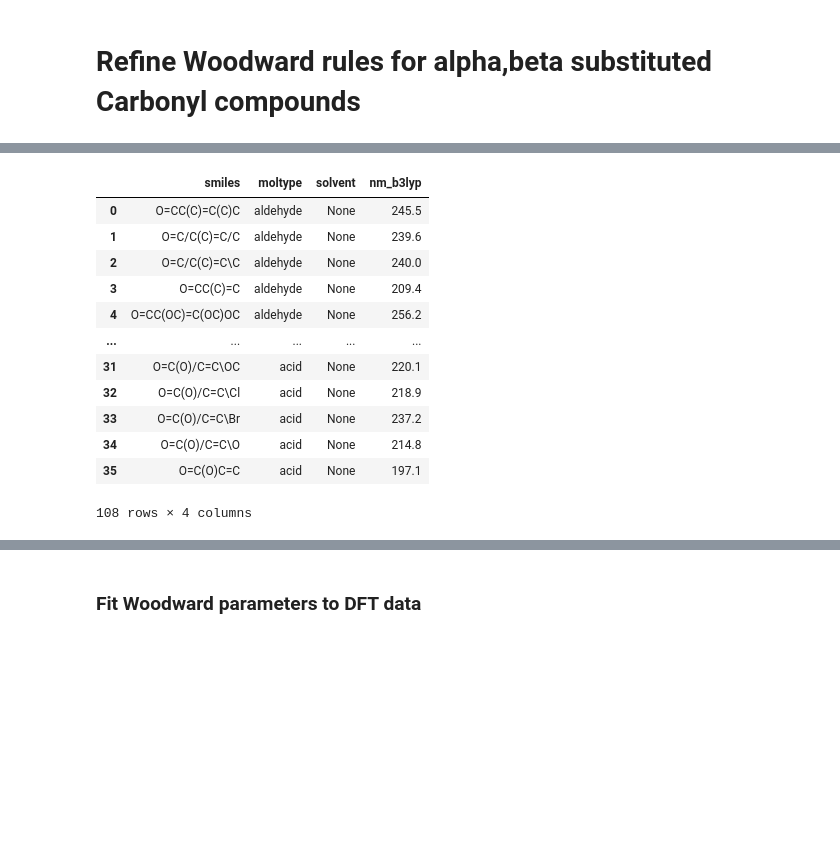
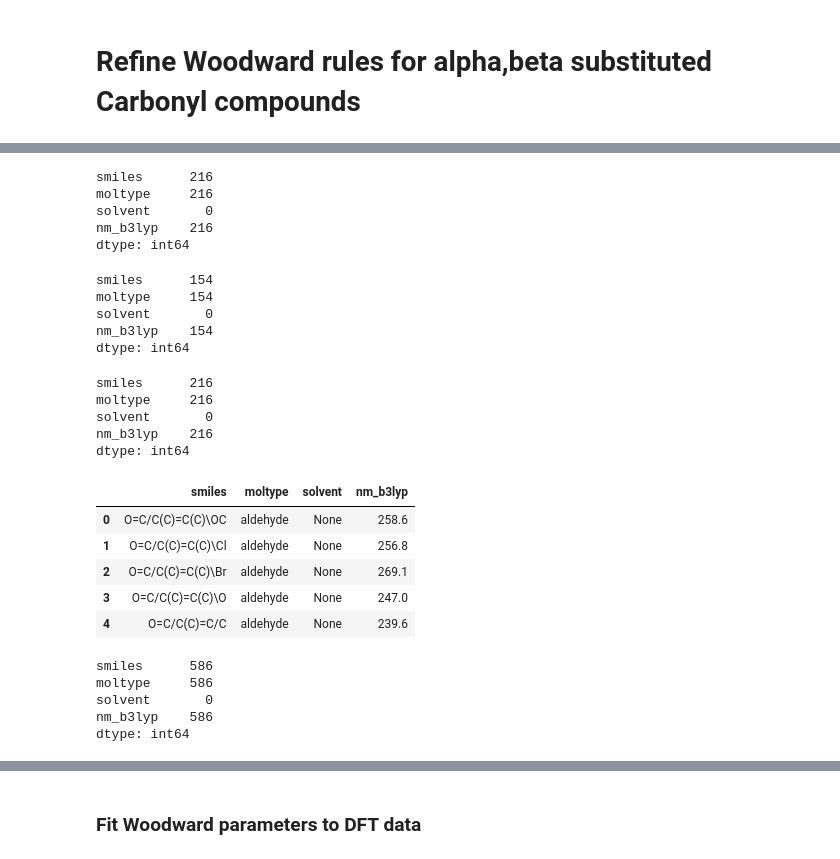
Before and after one commit to CompPhotoChem/ChromoPredict, a Jupyter notebook: woodward-refine-example/Refine_Woodward.ipynb, the cells around one changed output, grey strips where cells are left out. Cells and saved outputs as stored; diff of their text form; code cells hidden in the pictures; blank space fills up the shorter version.

```diff
--- a/woodward-refine-example/Refine_Woodward.ipynb
+++ b/woodward-refine-example/Refine_Woodward.ipynb
@@ -46,31 +90,66 @@ def load_ref_data(path, category, func='b3lyp'):
 
     return df_use
 # %%
-#df_aldehydes_mix = load_ref_data('opt_dft/data_aldehydes_mix_calc_195v195.csv', category='aldehyde')
+df_aldehydes_mix1 = load_ref_data('opt_dft/data_b3lyp_aldehyde_mix_calc_178V195.csv', func='b3lyp', category='aldehyde')
+df_aldehydes_mix2 = load_ref_data('opt_dft/data_b3lyp_aldehyde_mix_calc_195V195.csv', func='b3lyp', category='aldehyde')
 df_aldehydes_mono = load_ref_data('opt_dft/data_b3lyp_aldehyd_mono_calc_36v36.csv', func='b3lyp', category='aldehyde')
 
-#df_ketones_mix = load_ref_data('opt_dft/data_ketones_mix_calc_195V195.csv', category='ketone')
-df_ketones_mono = load_ref_data('opt_dft/data_b3lyp_keton_mono_calc_36v36.csv', func='b3lyp', category='ketone')
-
-#df_acids_mix = load_ref_data('opt_dft/data_acids_mix_calc_195v195.csv', category='acid')
-df_acids_mono = load_ref_data('opt_dft/data_b3lyp_acid_mono_calc_36v36.csv', func='b3lyp', category='acid')
+df_aldehydes = pd.concat([df_aldehydes_mix1, df_aldehydes_mix2, df_aldehydes_mono], axis=0)
+df_aldehydes_clean = df_aldehydes.drop_duplicates(subset='smiles')
+df_aldehydes_clean.count()
+# %% [output]
+smiles      216
+moltype     216
+solvent       0
+nm_b3lyp    216
+dtype: int64
+# %%
+df_ketones_mix1 = load_ref_data('opt_dft/data_b3lyp_ketones_mix_calc_54V195.csv', func='b3lyp', category='ketone')
+df_ketones_mix2 = load_ref_data('opt_dft/data_b3lyp_ketones_mix_calc_124V195.csv', func='b3lyp', category='ketone')
+df_ketones_mono = load_ref_data('opt_dft/data_b3lyp_keton_mono_calc_36v36.csv', func='b3lyp', category='ketone')
+
+df_ketones = pd.concat([df_ketones_mix1, df_ketones_mix2, df_ketones_mono], axis=0)
+df_ketones_clean = df_ketones.drop_duplicates(subset='smiles')
+
+df_ketones_clean.count()
+# %% [output]
+smiles      154
+moltype     154
+solvent       0
+nm_b3lyp    154
+dtype: int64
+# %%
+df_acids_mix1 = load_ref_data('opt_dft/data_b3lyp_acids_mix_calc_72v195.csv', func='b3lyp', category='acid')
+df_acids_mix2 = load_ref_data('opt_dft/data_b3lyp_acids_mix_calc_195v195.csv', func='b3lyp', category='acid')
+df_acids_mono = load_ref_data('opt_dft/data_b3lyp_acid_mono_calc_36v36.csv', func='b3lyp', category='acid')
+
+df_acids = pd.concat([df_acids_mix1, df_acids_mix2, df_acids_mono], axis=0)
+df_acids_clean = df_acids.drop_duplicates(subset='smiles')
+df_acids_clean.count()
+# %% [output]
+smiles      216
+moltype     216
+solvent       0
+nm_b3lyp    216
+dtype: int64
 # %%
-df_all = pd.concat([df_aldehydes_mono, df_ketones_mono, df_acids_mono], axis=0)
-df_all
+df_all = pd.concat([df_aldehydes_clean, df_acids_clean, df_ketones_clean], axis=0) #, df_ketones_mono, df_acids_mono], axis=0)
+df_all.head(n=5)
 # %% [output]
 |  | smiles | moltype | solvent | nm_b3lyp |
-| 0 | O=CC(C)=C(C)C | aldehyde | None | 245.5 |
-| 1 | O=C/C(C)=C/C | aldehyde | None | 239.6 |
-| 2 | O=C/C(C)=C\C | aldehyde | None | 240.0 |
-| 3 | O=CC(C)=C | aldehyde | None | 209.4 |
-| 4 | O=CC(OC)=C(OC)OC | aldehyde | None | 256.2 |
-| ... | ... | ... | ... | ... |
-| 31 | O=C(O)/C=C\OC | acid | None | 220.1 |
-| 32 | O=C(O)/C=C\Cl | acid | None | 218.9 |
-| 33 | O=C(O)/C=C\Br | acid | None | 237.2 |
-| 34 | O=C(O)/C=C\O | acid | None | 214.8 |
-| 35 | O=C(O)C=C | acid | None | 197.1 |
+| 0 | O=C/C(C)=C(C)\OC | aldehyde | None | 258.6 |
+| 1 | O=C/C(C)=C(C)\Cl | aldehyde | None | 256.8 |
+| 2 | O=C/C(C)=C(C)\Br | aldehyde | None | 269.1 |
+| 3 | O=C/C(C)=C(C)\O | aldehyde | None | 247.0 |
+| 4 | O=C/C(C)=C/C | aldehyde | None | 239.6 |
-108 rows × 4 columns
+# %%
+df_all.count()
+# %% [output]
+smiles      586
+moltype     586
+solvent       0
+nm_b3lyp    586
+dtype: int64
 # %%
 from rdkit import Chem
 from rdkit.Chem import rdchem
```
Also changed, not shown: parts of 30 cells of this notebook, 2 other files.
